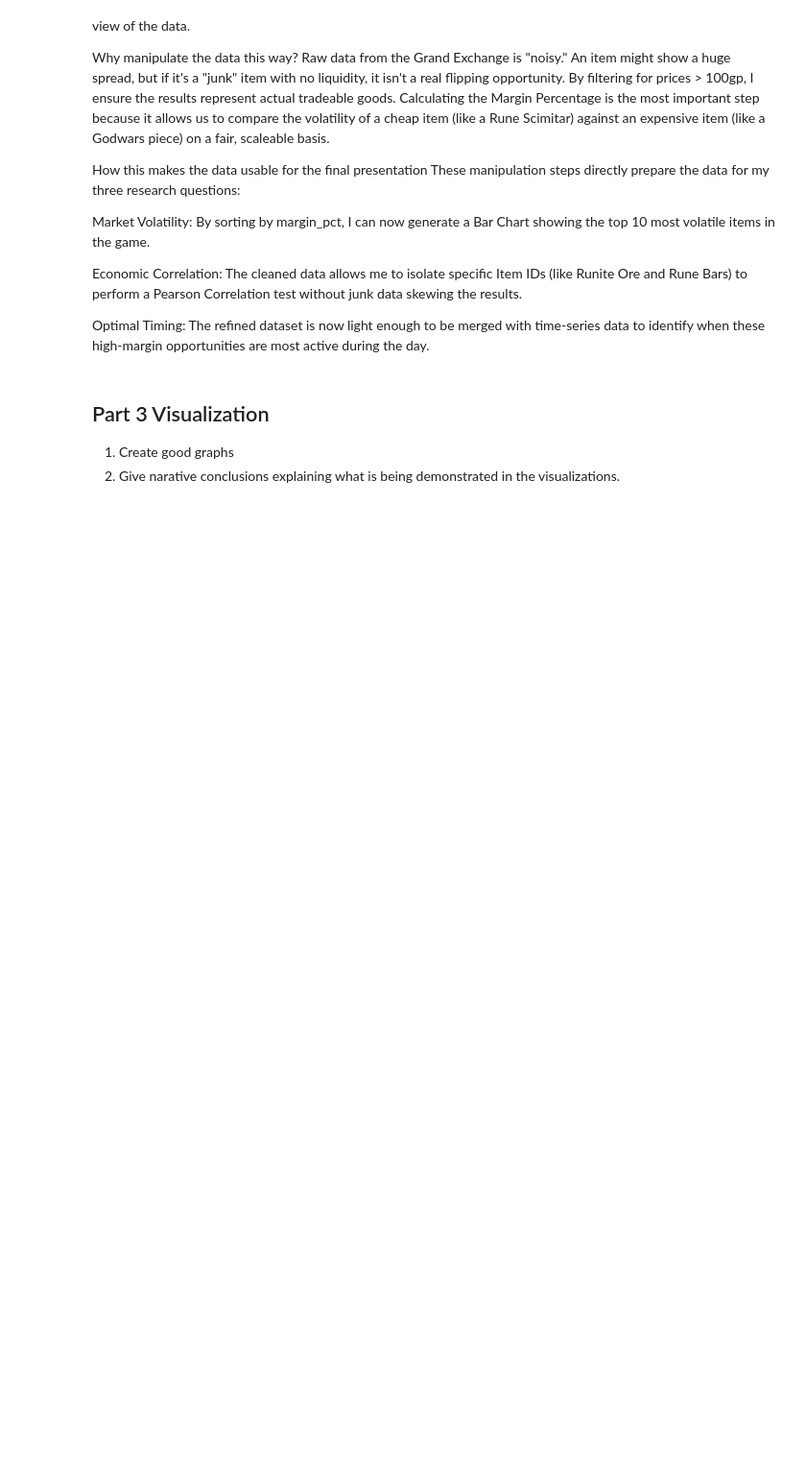
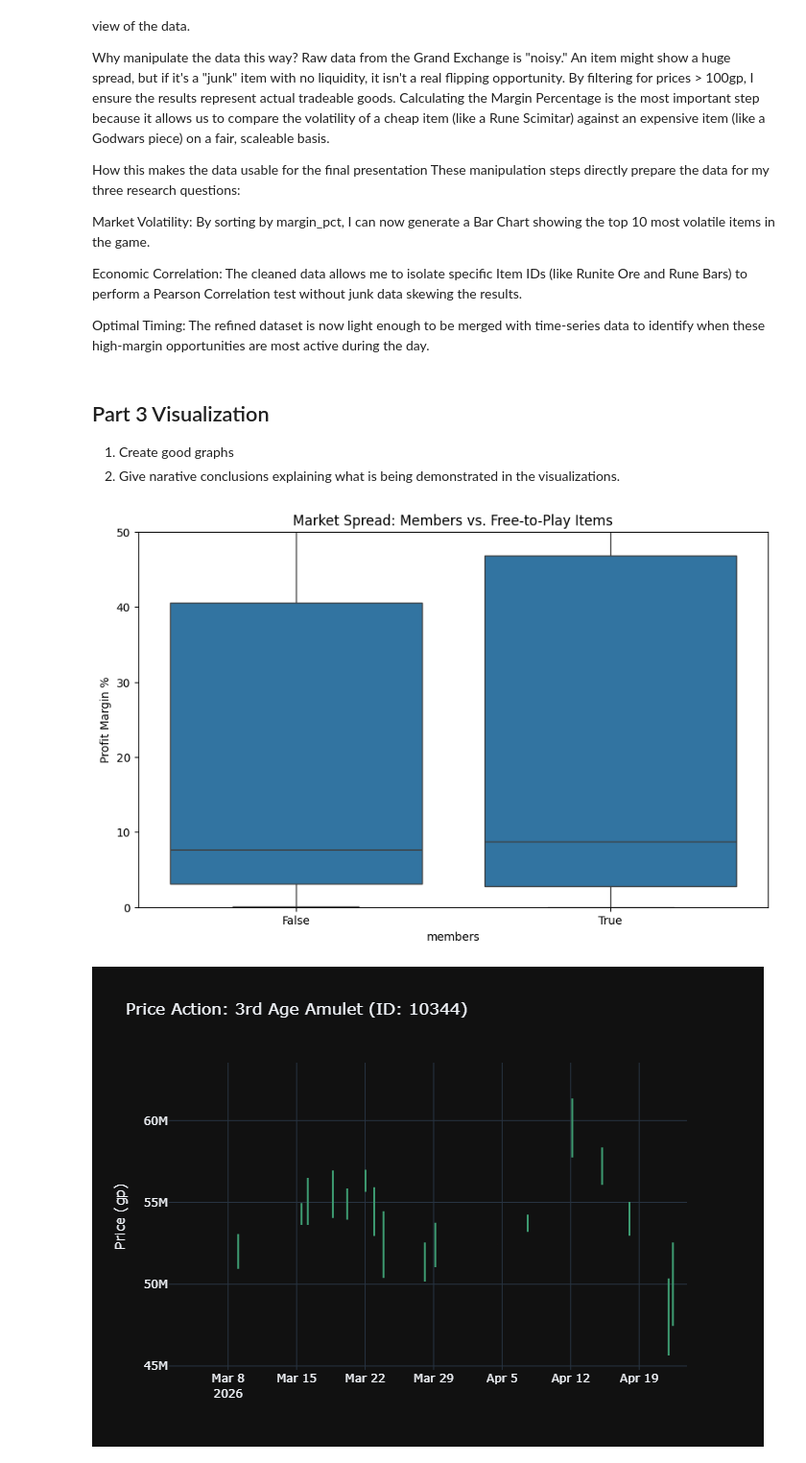
Before and after one commit to hbindel26/Final-project-web-mining, a Jupyter notebook: 002project-final.ipynb, the cells around one changed output. Shown at 96% size. Saved outputs shown, nothing was run; the diff lists cells and outputs as text; code cells hidden in the pictures; blank space fills up the shorter version.

Commit message:
graphs and graphs
adding more data

```diff
--- a/002project-final.ipynb
+++ b/002project-final.ipynb
@@ -183,0 +186,60 @@ Optimal Timing: The refined dataset is now light enough to be merged with time-s
+# %%
+#Part 3: Put code here
+#candle stick chart
+#heatmap
+#maybe treemap
+import pandas as pd
+import requests
+import seaborn as sns
+import matplotlib.pyplot as plt
+import plotly.graph_objects as go
+import plotly.io as pio
+
+# 1. Setup: Use PNG renderer to ensure graphs save correctly to the notebook
+pio.renderers.default = "png"
+HEADERS = {'User-Agent': 'DataPipelineProject - hbindel42103@gmail.com'}
+
+# --- VISUALIZATION 1: QUANTILE GRAPH (Box Plot) ---
+plt.figure(figsize=(10, 6))
+sns.boxplot(x='members', y='margin_pct', data=analysis_df)
+plt.ylim(0, 50) # Removing outliers for a cleaner visual of the quartiles
+plt.title('Market Spread: Members vs. Free-to-Play Items')
+plt.ylabel('Profit Margin %')
+plt.savefig('quantile_market_distribution.png', dpi=300)
+plt.show()
+
+# --- VISUALIZATION 2 & 3: CANDLESTICK PNG GENERATOR ---
+def create_candlestick_png(item_id, item_name):
+    # Fetch 5-minute interval data for the last 24 hours
+    ts_url = f"https://prices.runescape.wiki/api/v1/osrs/timeseries?timestep=5m&id={item_id}"
+    ts_res = requests.get(ts_url, headers=HEADERS).json()
+    df_ts = pd.DataFrame(ts_res['data'])
+    df_ts['timestamp'] = pd.to_datetime(df_ts['timestamp'], unit='s')
+
+    # Build the Chart
+    fig = go.Figure(data=[go.Candlestick(
+        x=df_ts['timestamp'],
+        open=df_ts['avgLowPrice'],
+        high=df_ts['avgHighPrice'],
+        low=df_ts['avgLowPrice'],
+        close=df_ts['avgHighPrice']
+    )])
+
+    fig.update_layout(
+        title=f'Price Action: {item_name} (ID: {item_id})',
+        yaxis_title='Price (gp)',
+        xaxis_rangeslider_visible=False,
+        template="plotly_dark" # Fits the "Web Mining" aesthetic
+    )
+
+    # Save and display
+    file_name = f"candlestick_{item_id}.png"
+    fig.write_image(file_name)
+    fig.show()
+
+# Run for two different items to show the contrast
+create_candlestick_png(10344, "3rd Age Amulet")  # High-Value / Low-Volume
+create_candlestick_png(13190, "Old School Bond") # Mid-Value / High-Volume
+# %% [output]
+[figure, added]
+[figure, added]
```
Also changed, not shown: parts of 4 cells of this notebook, 5 other files.
